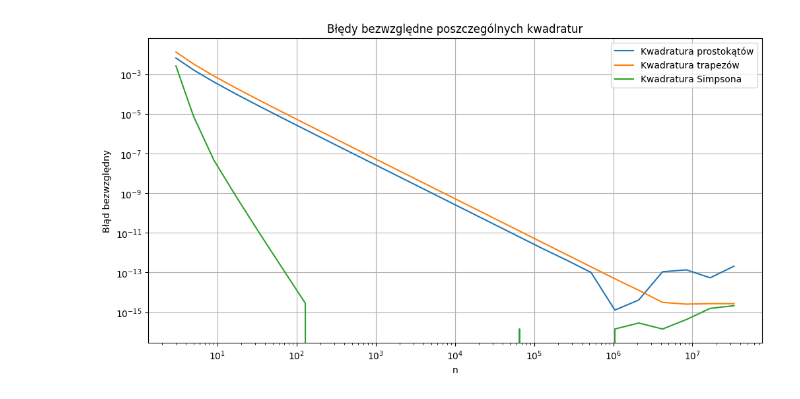
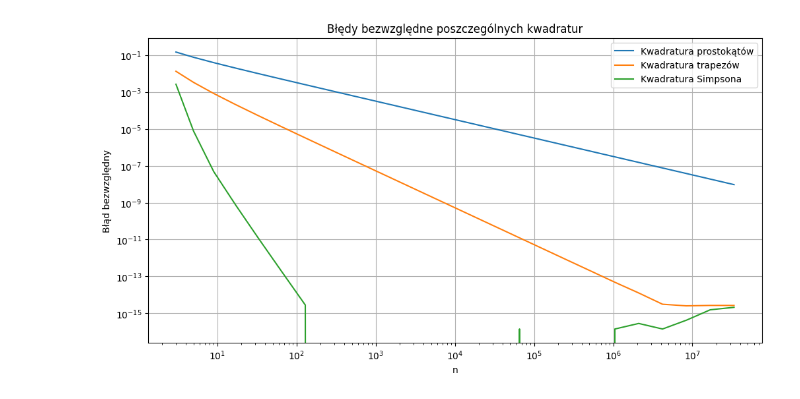
Before and after one commit to lythx/MOWNIT, a Jupyter notebook: lab6/zad1.ipynb, the cells around one changed output. Saved outputs shown, nothing was run; the diff lists cells and outputs as text; code cells hidden in the pictures.

```diff
--- a/lab6/zad1.ipynb
+++ b/lab6/zad1.ipynb
@@ -9,48 +9,40 @@ def f(x):
 real_integral_val = np.pi
 domain = (0, 1)
 a, b = domain
-m_range = np.arange(1, 26)
+width = b - a
+m_vec = np.arange(1, 26)
 # %%
-def quad_int(x_vec, fun):
+def quad_int(fun, x_vec):
     s = 0
     for i in range(len(x_vec) - 1):
         dx = x_vec[i + 1] - x_vec[i]
-        x = (x_vec[i + 1] + x_vec[i]) / 2
+        x = (x_vec[i] + x_vec[i + 1]) / 2
         s += fun(x) * dx
     return s
 # %%
-quad_err = []
-trap_err = []
-simps_err = []
-for m in m_range:
-    n = 2**m + 1
+n_vec = 2**m_vec + 1
+h_vec = width / n_vec
+
+def calc_err(n, quadrature):
     x_vec = np.linspace(a, b, n, dtype=np.double)
     y_vec = f(x_vec)
-    quad_val = quad_int(x_vec, f)
-    trap_val = trapezoid(y_vec, x_vec)
-    simps_val = simpson(y_vec, x_vec)
-    quad_err.append((quad_val - real_integral_val) / real_integral_val)
-    trap_err.append((trap_val - real_integral_val) / real_integral_val)
-    simps_err.append((simps_val - real_integral_val) / real_integral_val)
+    val_vec = quadrature(y_vec, x_vec)
+    return np.abs(val_vec - real_integral_val) / real_integral_val
 
-quad_err = np.array(quad_err)
-trap_err = np.array(trap_err)
-simps_err = np.array(simps_err)
+quad_err = np.array([calc_err(n, quad_int) for n in n_vec])
+trap_err = np.array([calc_err(n, trapezoid) for n in n_vec])
+simps_err = np.array([calc_err(n, simpson) for n in n_vec])
 # %%
-def plot_err(err_vec, label):
-    n_vec = 2**m_range + 1
-    plt.loglog(n_vec, abs(err_vec), label=label)
-
 plt.figure(figsize=(12, 6))
 plt.title("Błędy bezwzględne poszczególnych kwadratur")
-plot_err(quad_err, "Kwadratura prostokątów")
-plot_err(trap_err, "Kwadratura trapezów")
-plot_err(simps_err, "Kwadratura Simpsona")
+plt.loglog(n_vec, quad_err, label="Kwadratura prostokątów")
+plt.loglog(n_vec, trap_err, label="Kwadratura trapezów")
+plt.loglog(n_vec, simps_err, label="Kwadratura Simpsona")
 plt.xlabel('n')
 plt.ylabel('Błąd bezwzględny')
 plt.legend()
 plt.grid(True)
 plt.show()
 # %% [output]
-[figure, old version]
+[figure, new version]
 # %%
```
Also changed, not shown: parts of 2 cells of this notebook.
